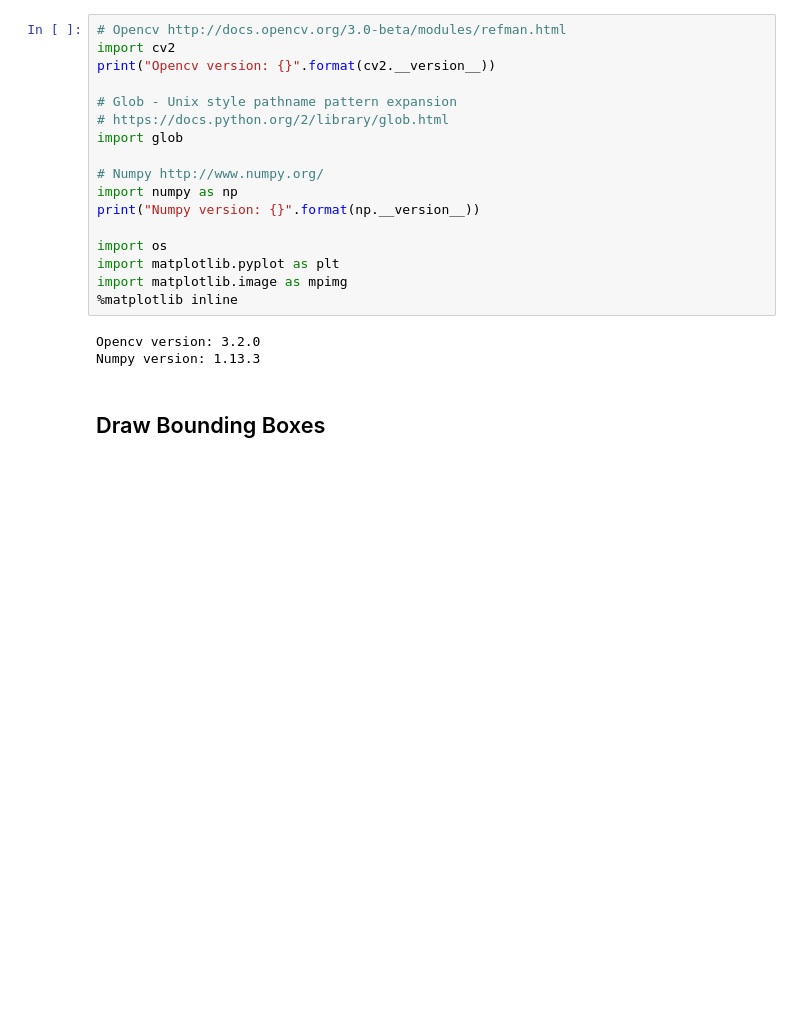
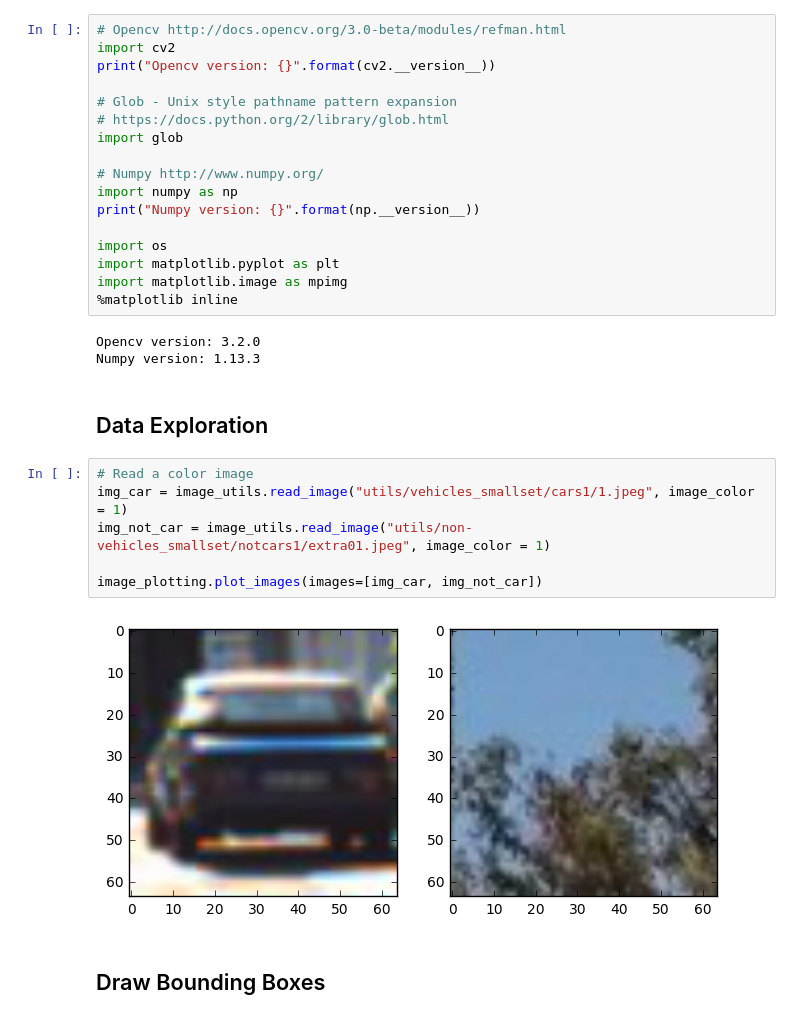
Before and after one commit to patriciapampanelli/CarND-Vehicle-Detection, a Jupyter notebook: CarND-Vehicle-Detection.ipynb, the cells around one changed output. Saved outputs shown, nothing was run; the diff lists cells and outputs as text; blank space fills up the shorter version.

Commit message:
Data Exploration

```diff
--- a/CarND-Vehicle-Detection.ipynb
+++ b/CarND-Vehicle-Detection.ipynb
@@ -34,6 +34,16 @@ import matplotlib.image as mpimg
 # %% [output]
 Opencv version: 3.2.0
 Numpy version: 1.13.3
+# %% [markdown]
+## Data Exploration
+# %%
+# Read a color image
+img_car = image_utils.read_image("utils/vehicles_smallset/cars1/1.jpeg", image_color = 1)
+img_not_car = image_utils.read_image("utils/non-vehicles_smallset/notcars1/extra01.jpeg", image_color = 1)
+
+image_plotting.plot_images(images=[img_car, img_not_car])
+# %% [output]
+[figure, added]
 # %% [markdown]
 ## Draw Bounding Boxes
 # %%
```
Also changed, not shown: parts of 11 cells of this notebook.
